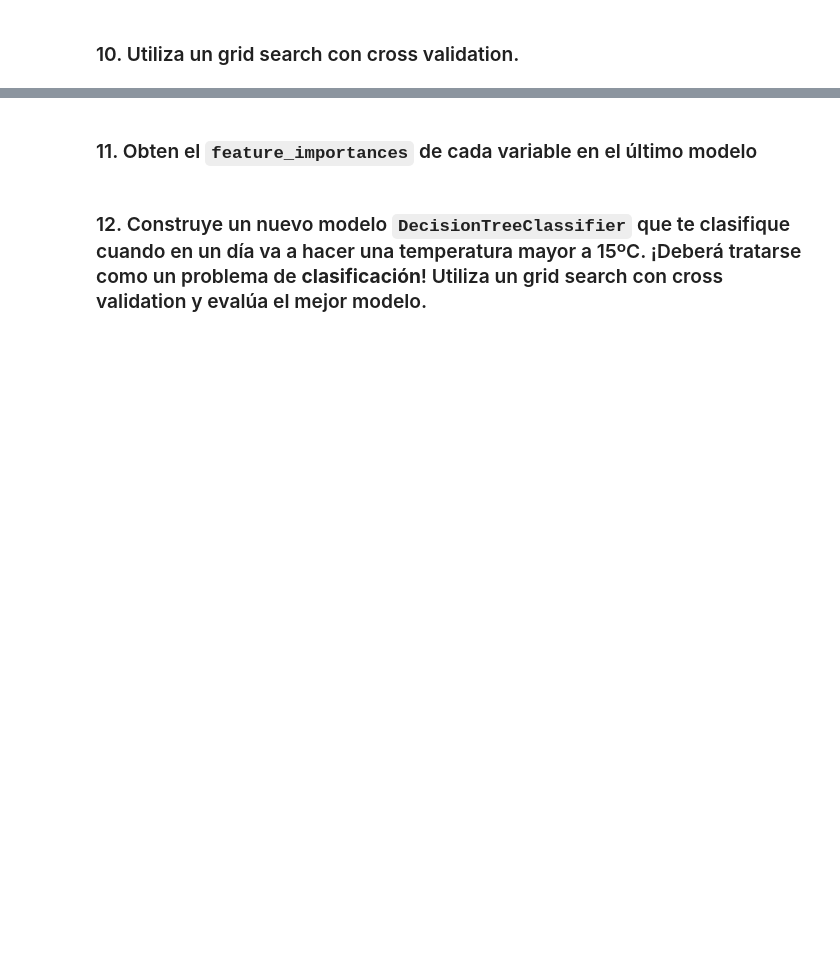
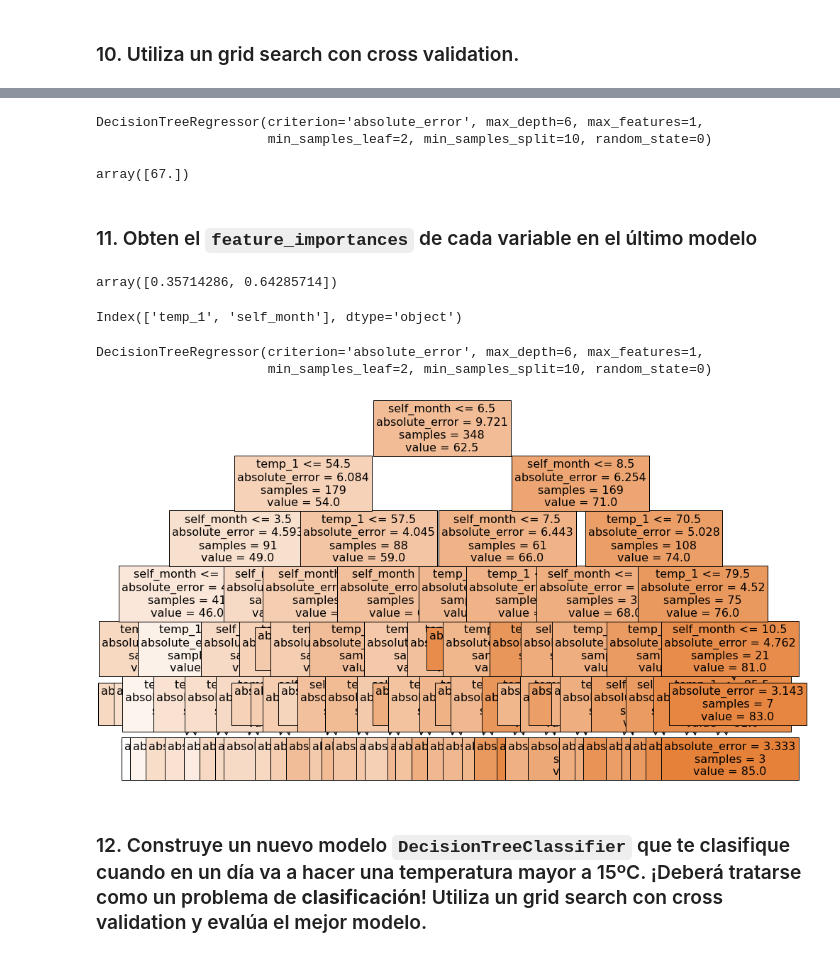
Before and after one commit to MNievas12/2304_dsft_thebridge, a Jupyter notebook: 3-Machine_Learning/1-Supervisado/3-RegorClass/5-Decision_Trees/ejercicio/DTrees_reg_class.ipynb, the cells around one changed output, grey strips where cells are left out. Cells and saved outputs as stored; diff of their text form; code cells hidden in the pictures; blank space fills up the shorter version.

```diff
--- a/3-Machine_Learning/1-Supervisado/3-RegorClass/5-Decision_Trees/ejercicio/DTrees_reg_class.ipynb
+++ b/3-Machine_Learning/1-Supervisado/3-RegorClass/5-Decision_Trees/ejercicio/DTrees_reg_class.ipynb
@@ -37,2 +275,17 @@ Calcula el MAE, MAPE, MSE y RMSE.
 # %% [markdown]
 ### 10. Utiliza un grid search con cross validation.
+# %%
+from sklearn.model_selection import GridSearchCV
+
+model = DecisionTreeRegressor(random_state=0)
+
+parameters = {"max_depth":[2,3,4,5,6,7],
+              "criterion": ['squared_error', 'absolute_error'],
+              "min_samples_split": [2,4,6,8,10,12],
+              "min_samples_leaf": [2,5,10,15],
+              "max_features": [1,2]
+}
+
+dtr_gs = GridSearchCV(model, parameters, cv=5, scoring="neg_mean_absolute_error")
+# %%
+dtr_gs.fit(X_train, y_train)
@@ -39,4 +331,34 @@ Calcula el MAE, MAPE, MSE y RMSE.
+# %%
+model = dtr_gs.best_estimator_
+model.fit(X, y)
+# %% [output]
+DecisionTreeRegressor(criterion='absolute_error', max_depth=6, max_features=1,
+                      min_samples_leaf=2, min_samples_split=10, random_state=0)
+# %%
+model.predict([[40, 9]])
+# %% [output]
+array([67.])
 # %% [markdown]
 ### 11. Obten el `feature_importances` de cada variable en el último modelo
+# %%
+model.feature_importances_
+# %% [output]
+array([0.35714286, 0.64285714])
+# %%
+X_train.columns
+# %% [output]
+Index(['temp_1', 'self_month'], dtype='object')
+# %%
+model
+# %% [output]
+DecisionTreeRegressor(criterion='absolute_error', max_depth=6, max_features=1,
+                      min_samples_leaf=2, min_samples_split=10, random_state=0)
+# %%
+plt.figure(figsize=(15,10))
+
+
+plot_tree(model, feature_names=X_train.columns, class_names='actual', fontsize=16, filled=True);
+# %% [output]
+[figure, added]
 # %% [markdown]
 ### 12. Construye un nuevo modelo `DecisionTreeClassifier` que te clasifique cuando en un día va a hacer una temperatura mayor a 15ºC. ¡Deberá tratarse como un problema de **clasificación**! Utiliza un grid search con cross validation y evalúa el mejor modelo.
```
Also changed, not shown: parts of 47 cells of this notebook.
